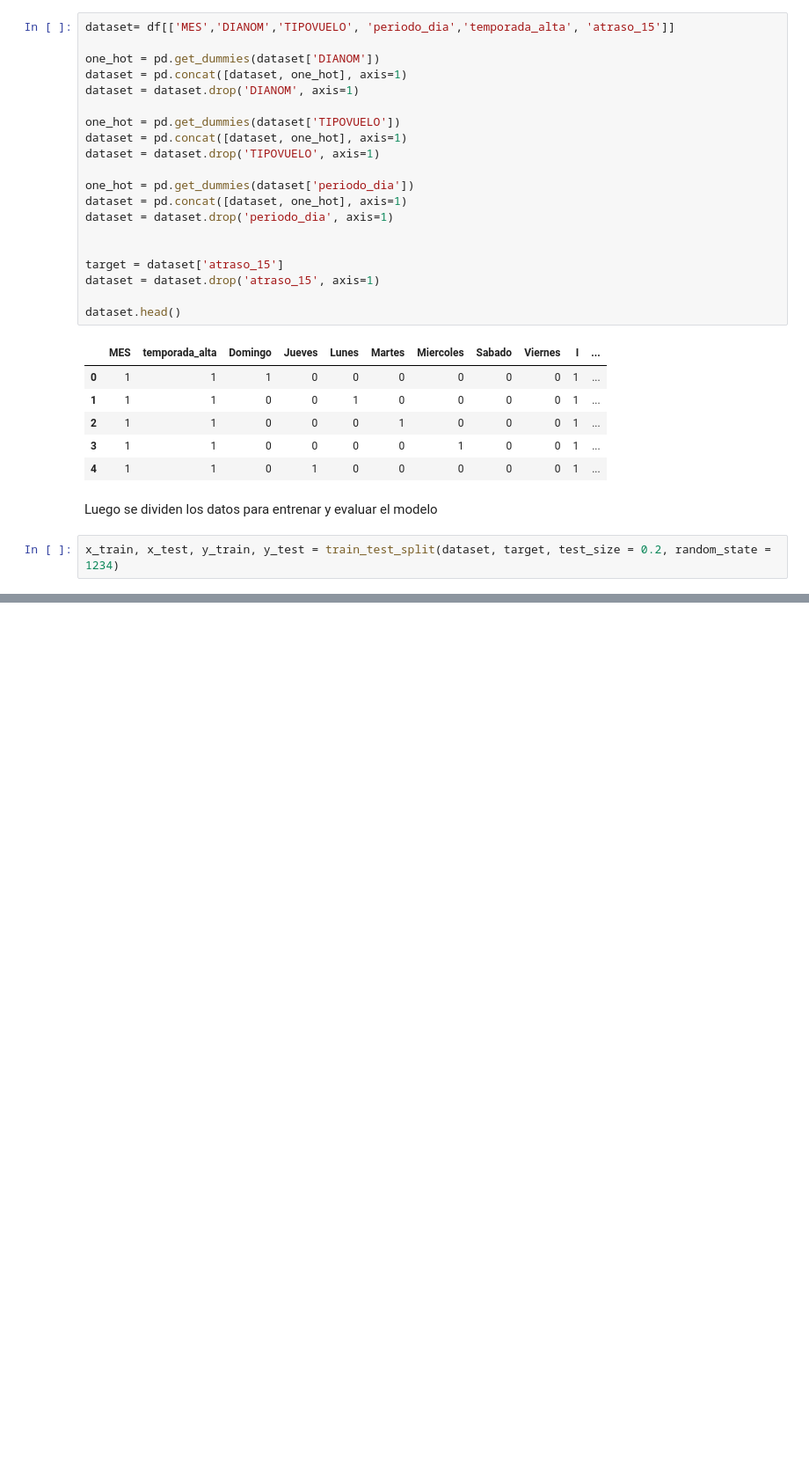
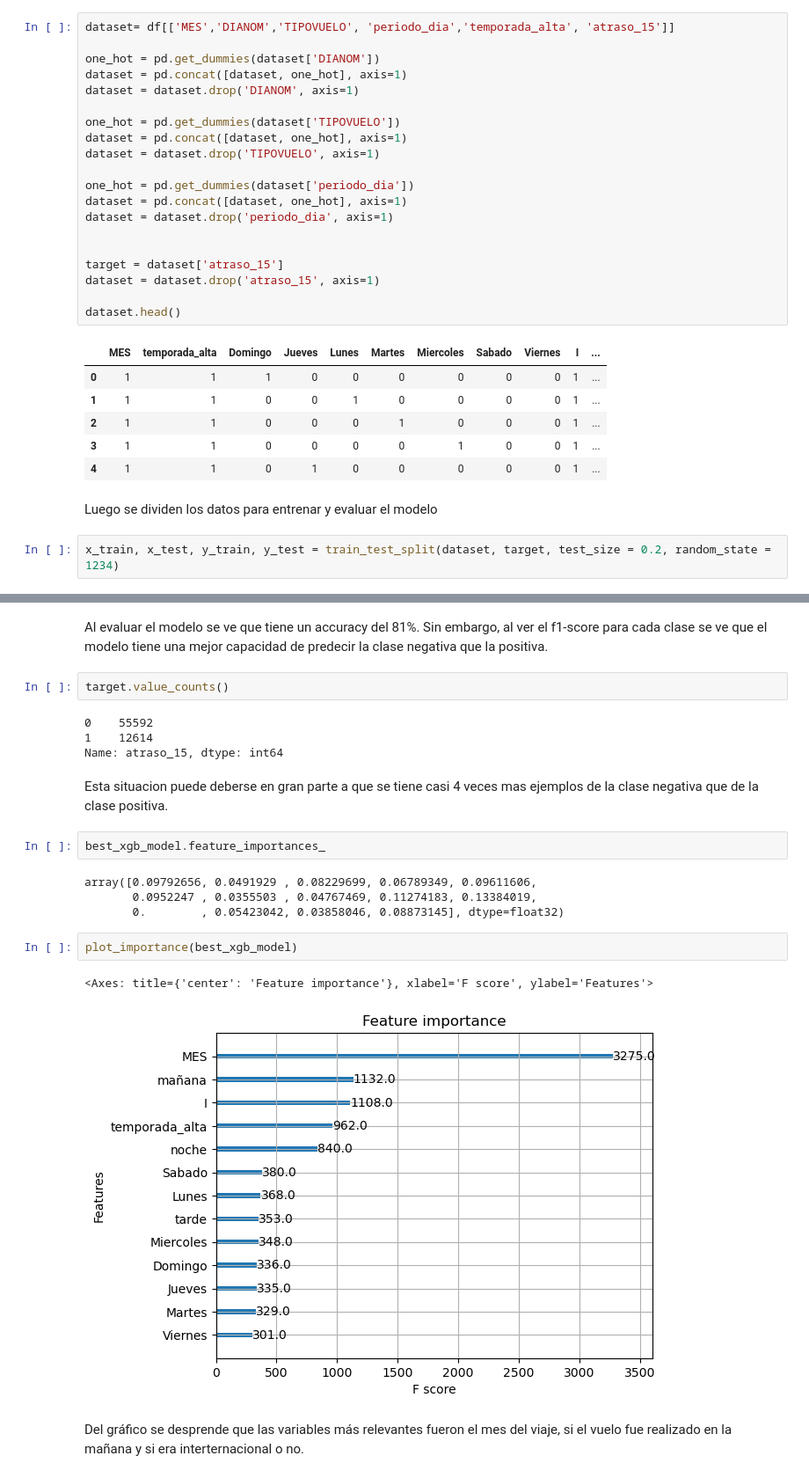
Before and after one commit to DanielATV/ChallengeLATAM, a Jupyter notebook: solution.ipynb, the cells around one changed output, grey strips where cells are left out. Shown: that part at 88% size. Cells and saved outputs as stored; diff of their text form; blank space fills up the shorter version.

```diff
--- a/solution.ipynb
+++ b/solution.ipynb
@@ -790,0 +799,23 @@ https://www.kaggle.com/code/andreanuzzo/balance-the-imbalanced-rf-and-xgboost-wi
+# %% [markdown]
+Al evaluar el modelo se ve que tiene un accuracy del 81%. Sin embargo, al ver el f1-score para cada clase se ve que el modelo tiene una mejor capacidad de predecir la clase negativa que la positiva.
+# %%
+target.value_counts()
+# %% [output]
+0    55592
+1    12614
+Name: atraso_15, dtype: int64
+# %% [markdown]
+Esta situacion puede deberse en gran parte a que se tiene casi 4 veces mas ejemplos de la clase negativa que de la clase positiva.
+# %%
+best_xgb_model.feature_importances_
+# %% [output]
+array([0.09792656, 0.0491929 , 0.08229699, 0.06789349, 0.09611606,
+       0.0952247 , 0.0355503 , 0.04767469, 0.11274183, 0.13384019,
+       0.        , 0.05423042, 0.03858046, 0.08873145], dtype=float32)
+# %%
+plot_importance(best_xgb_model)
+# %% [output]
+<Axes: title={'center': 'Feature importance'}, xlabel='F score', ylabel='Features'>
+[figure, added]
+# %% [markdown]
+Del gráfico se desprende que las variables más relevantes fueron el mes del viaje, si el vuelo fue realizado en la mañana y si era interternacional o no.
```
Also changed, not shown: parts of 32 cells of this notebook.
